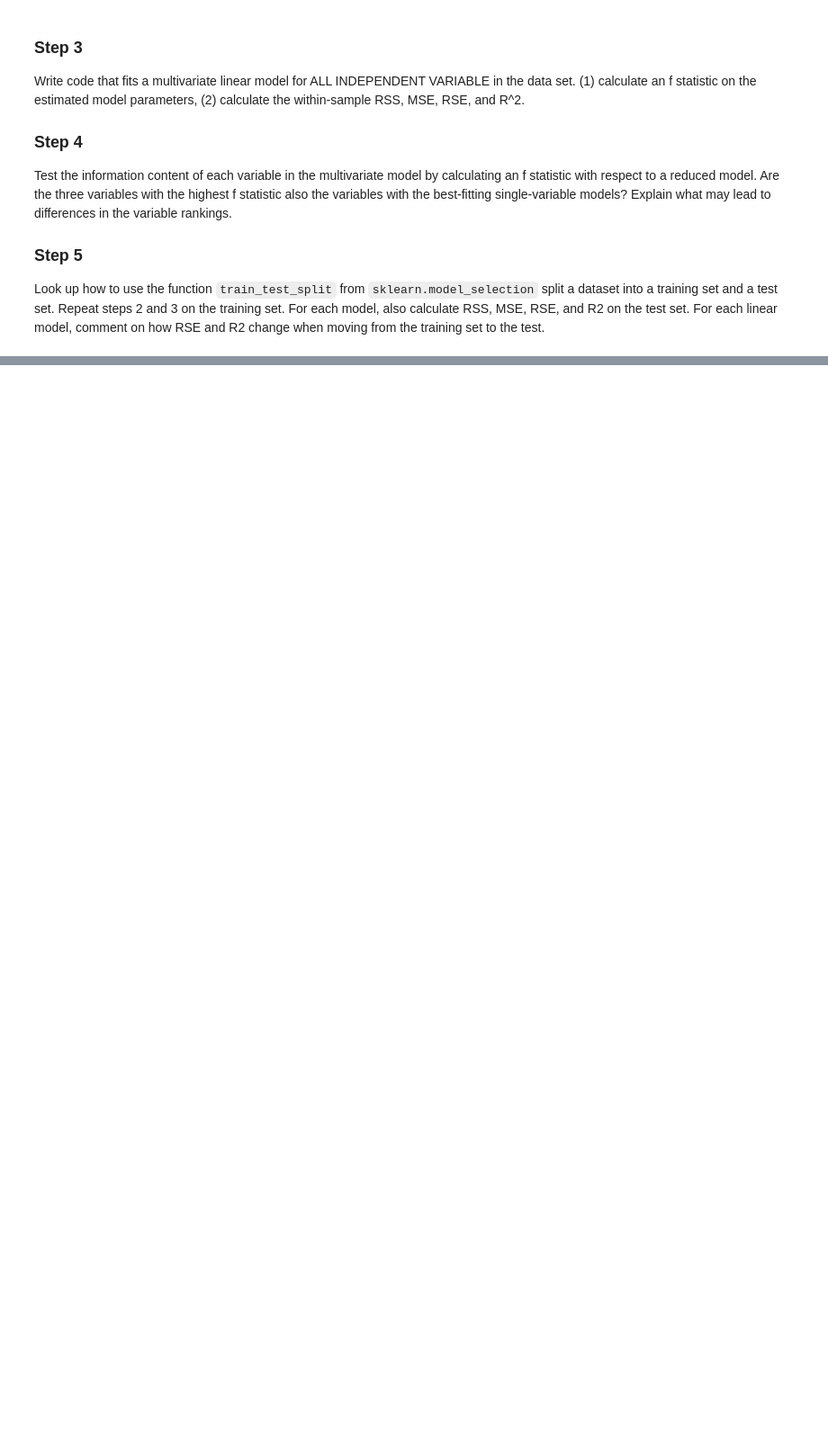
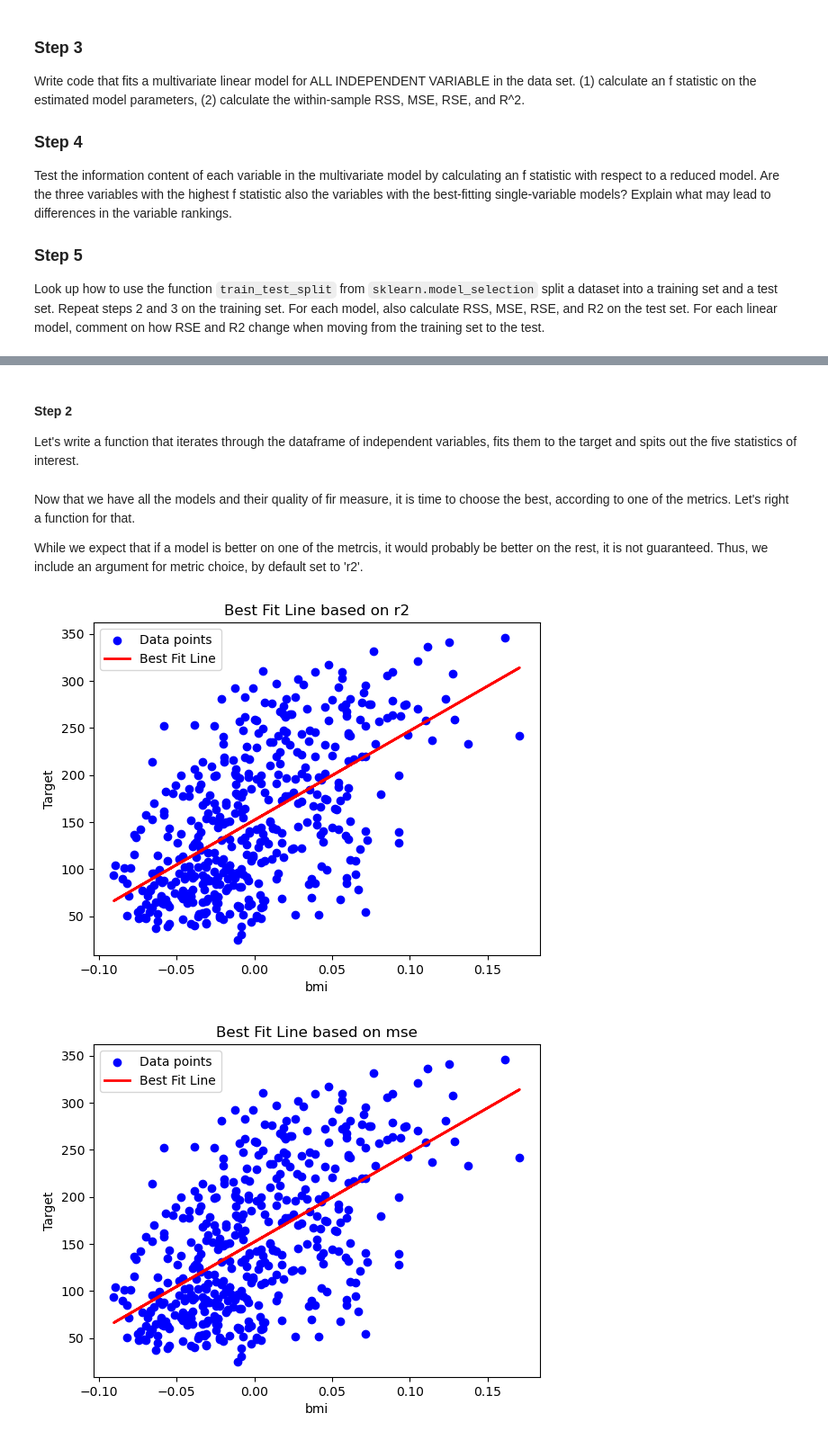
Before and after one commit to vaseninaa/math-and-ai-primer, a Jupyter notebook: weekly-projects/week2/Homework 2 Part 1.ipynb, the cells around one changed output, grey strips where cells are left out. Shown: that part at 90% size. Cells and saved outputs as stored; diff of their text form; code cells hidden in the pictures; blank space fills up the shorter version.

```diff
--- a/weekly-projects/week2/Homework 2 Part 1.ipynb
+++ b/weekly-projects/week2/Homework 2 Part 1.ipynb
@@ -81,0 +97,4 @@ R2 0.1462936157229343
+# %% [markdown]
+#### Step 2
+
+Let's write a function that iterates through the dataframe of independent variables, fits them to the target and spits out the five statistics of interest.
@@ -81,0 +157,42 @@ R2 0.1462936157229343
+# %% [markdown]
+Now that we have all the models and their quality of fir measure, it is time to choose the best, according to one of the metrics. Let's right a function for that.
+
+While we expect that if a model is better on one of the metrcis, it would probably be better on the rest, it is not guaranteed. Thus, we include an argument for metric choice, by default set to 'r2'.
+# %%
+def plot_best_fit(data, target, results, metric='r2'):
+    best_metric_value = -float('inf') if metric == 'r2' else float('inf')  # Initialize based on whether higher is better
+
+    best_model_name = None
+    best_model = None
+    best_x = None
+
+    for col_name, result in results.items():
+        current_metric = result.get(metric)
+
+        # Adjust comparison based on metric type (higher is better for R-squared, lower for MSE and RSE)
+        if (metric == 'r2' and current_metric > best_metric_value) or (metric in ['mse', 'rse'] and current_metric < best_metric_value):
+            best_metric_value = current_metric
+            best_model_name = col_name
+            best_model = result.get('model')
+            best_x = data[col_name].to_numpy()
+
+    if best_model_name:
+        # Plot the best-fit line
+        y_pred = best_model.predict(best_x.reshape(-1, 1))
+
+        plt.scatter(best_x, target, color='blue', label='Data points')
+        plt.plot(best_x, y_pred, color='red', linewidth=2, label='Best Fit Line')
+        plt.xlabel(best_model_name)
+        plt.ylabel('Target')
+        plt.title(f'Best Fit Line based on {metric}')
+        plt.legend()
+        plt.show()
+
+    return best_model_name, best_model
+
+# Diabetes IVs results assessed by r2 and MSE
+best_model_name, best_model = plot_best_fit(X, y, diabetes_uni_results, metric='r2')
+best_model_name, best_model = plot_best_fit(X, y, diabetes_uni_results, metric='mse')
+# %% [output]
+[figure, added]
+[figure, added]
```
Also changed, not shown: parts of 9 cells of this notebook, 4 other files.
